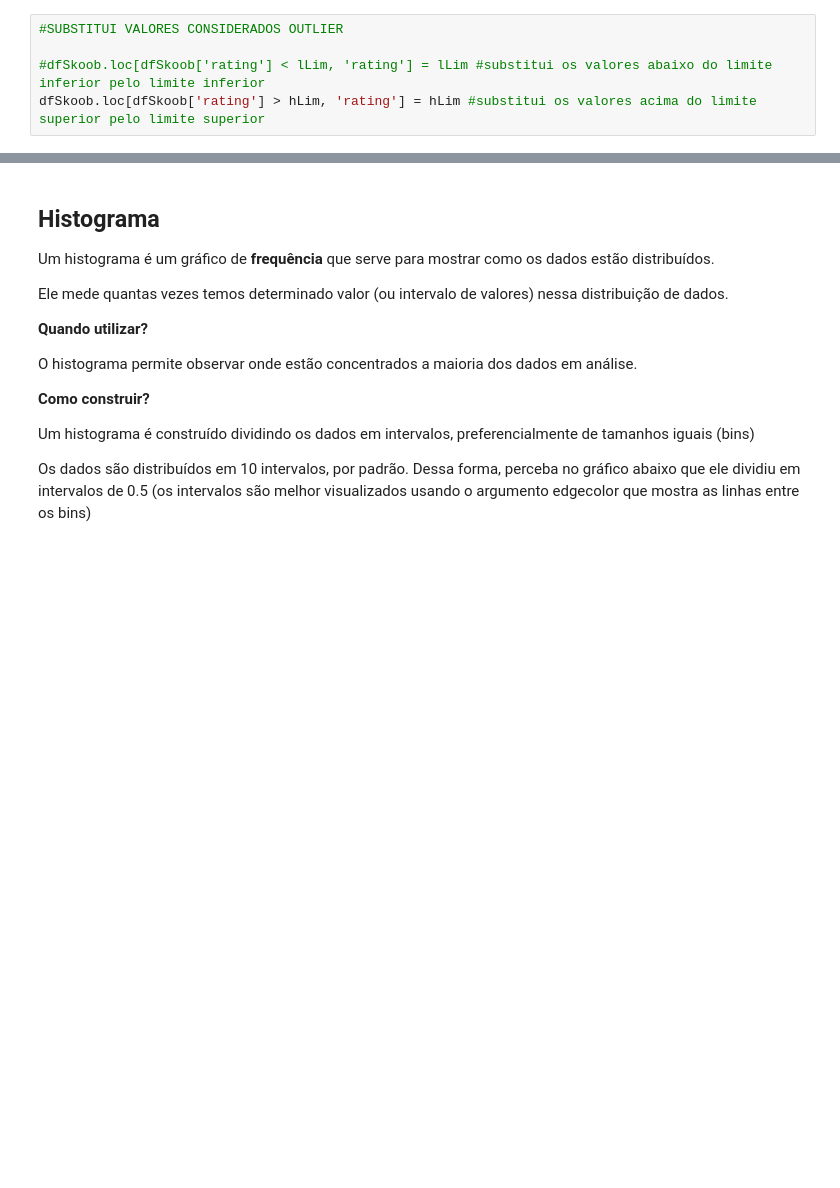
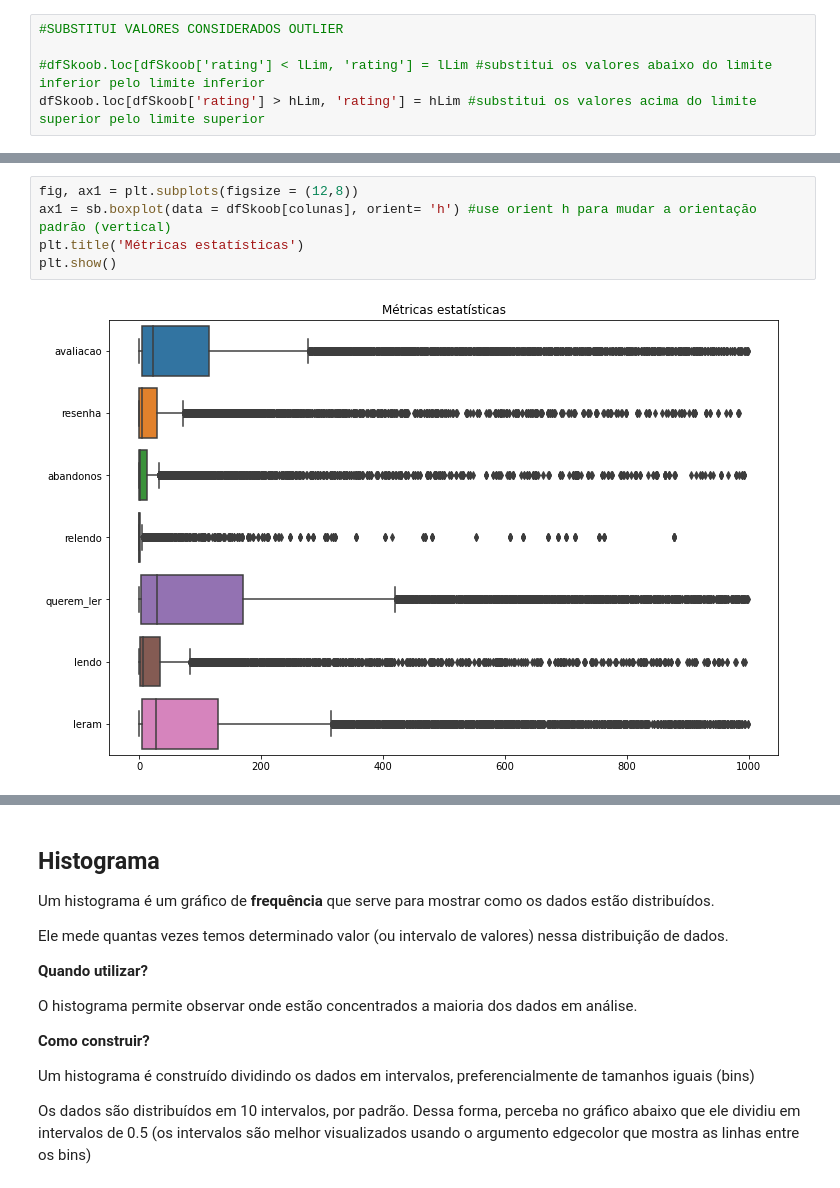
Before and after one commit to lauraemmanuella/DataScience, a Jupyter notebook: 3_AnaliseExploratoria.ipynb, the cells around one changed output, grey strips where cells are left out. Drawn from its saved outputs; the diff is of its cells as text; blank space fills up the shorter version.

```diff
--- a/3_AnaliseExploratoria.ipynb
+++ b/3_AnaliseExploratoria.ipynb
@@ -324,0 +323,7 @@ dfSkoob.loc[dfSkoob['rating'] > hLim, 'rating'] = hLim #substitui os valores aci
+# %%
+fig, ax1 = plt.subplots(figsize = (12,8))
+ax1 = sb.boxplot(data = dfSkoob[colunas], orient= 'h') #use orient h para mudar a orientação padrão (vertical)
+plt.title('Métricas estatísticas')
+plt.show()
+# %% [output]
+[figure, added]
```
Also changed, not shown: parts of 31 cells of this notebook.
